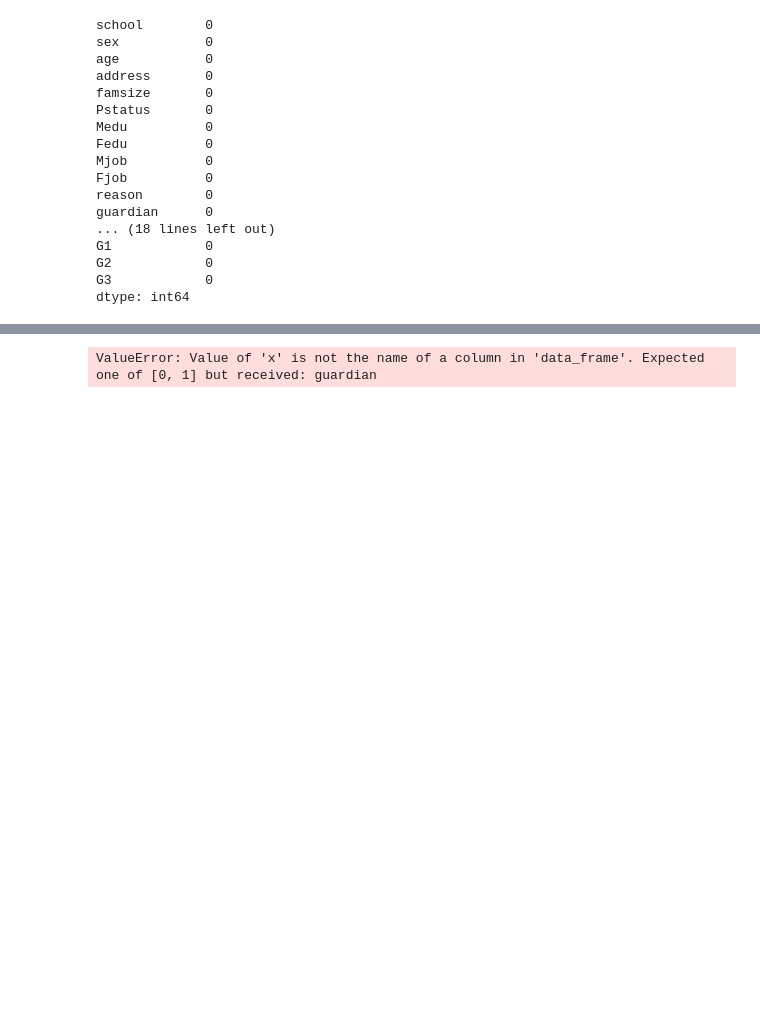
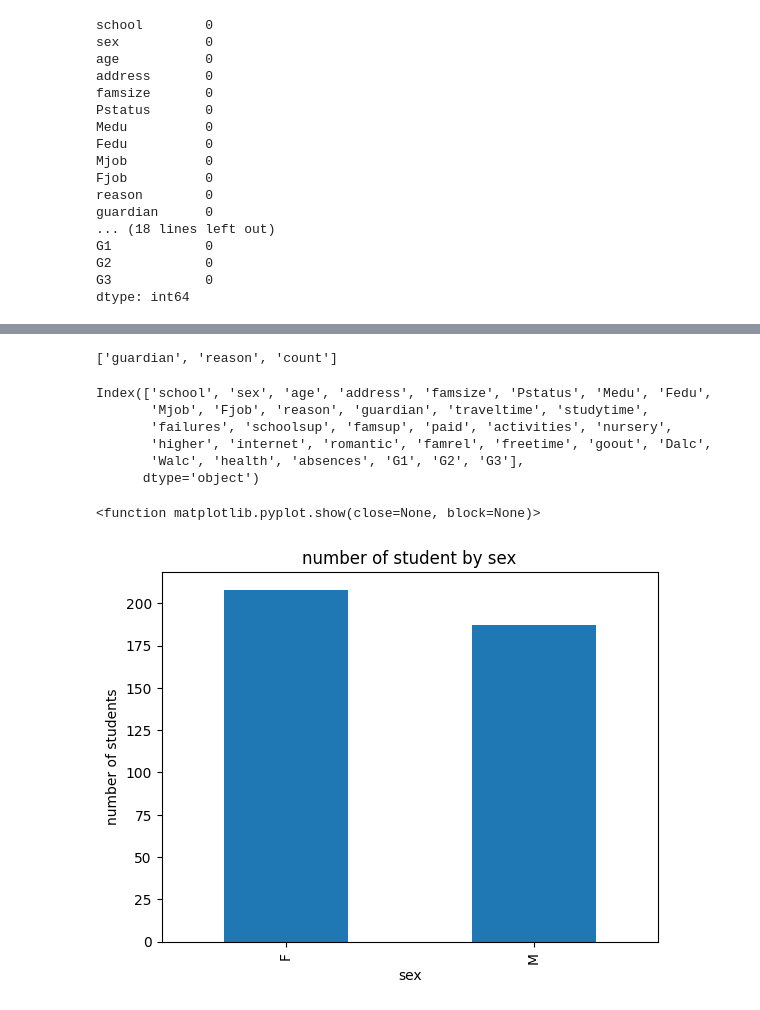
Before and after one commit to namukwayavanessa-hub/test-data-science, a Jupyter notebook: section 1.ipynb, the cells around one changed output, grey strips where cells are left out. Saved outputs shown, nothing was run; the diff lists cells and outputs as text; code cells hidden in the pictures; blank space fills up the shorter version.

```diff
--- a/section 1.ipynb
+++ b/section 1.ipynb
@@ -206,0 +220,5 @@ print(grouped)
+# %%
+grouped.columns =['guardian' , 'reason' , 'count']
+print(grouped.columns)
+# %% [output]
+['guardian', 'reason', 'count']
@@ -210,11 +234,28 @@ fig = px.scatter(
     grouped,
     x='guardian',
     y='reason',
+    title='bubble chart',
     size='count',
     color='count',
     hover_name='count',
     size_max=60
 )
 fig.show()
-# %% [output]
-ValueError: Value of 'x' is not the name of a column in 'data_frame'. Expected one of [0, 1] but received: guardian
+# %%
+df.columns
+# %% [output]
+Index(['school', 'sex', 'age', 'address', 'famsize', 'Pstatus', 'Medu', 'Fedu',
+       'Mjob', 'Fjob', 'reason', 'guardian', 'traveltime', 'studytime',
+       'failures', 'schoolsup', 'famsup', 'paid', 'activities', 'nursery',
+       'higher', 'internet', 'romantic', 'famrel', 'freetime', 'goout', 'Dalc',
+       'Walc', 'health', 'absences', 'G1', 'G2', 'G3'],
+      dtype='object')
+# %%
+df['sex'] .value_counts().plot(kind='bar')                   # a single category
+plt.title('number of student by sex')
+plt.xlabel('sex')
+plt.ylabel('number of students')
+plt.show
+# %% [output]
+<function matplotlib.pyplot.show(close=None, block=None)>
+[figure, added]
```
Also changed, not shown: parts of 5 cells of this notebook.
